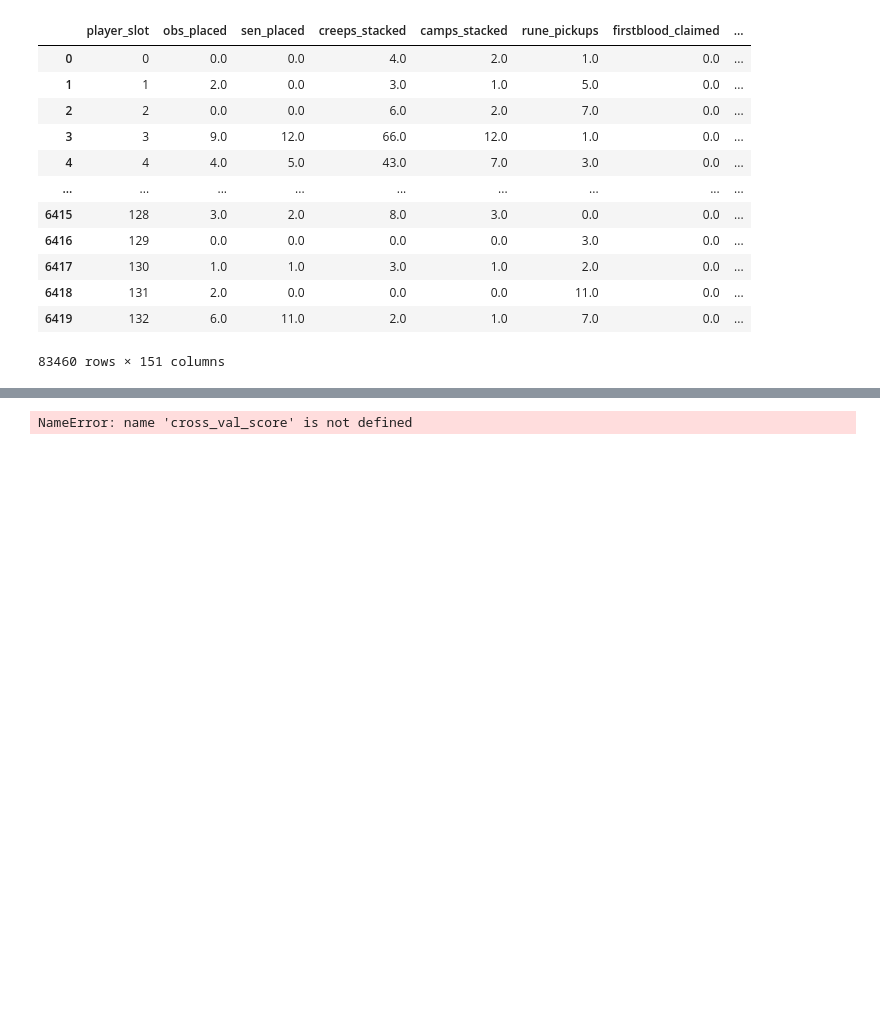
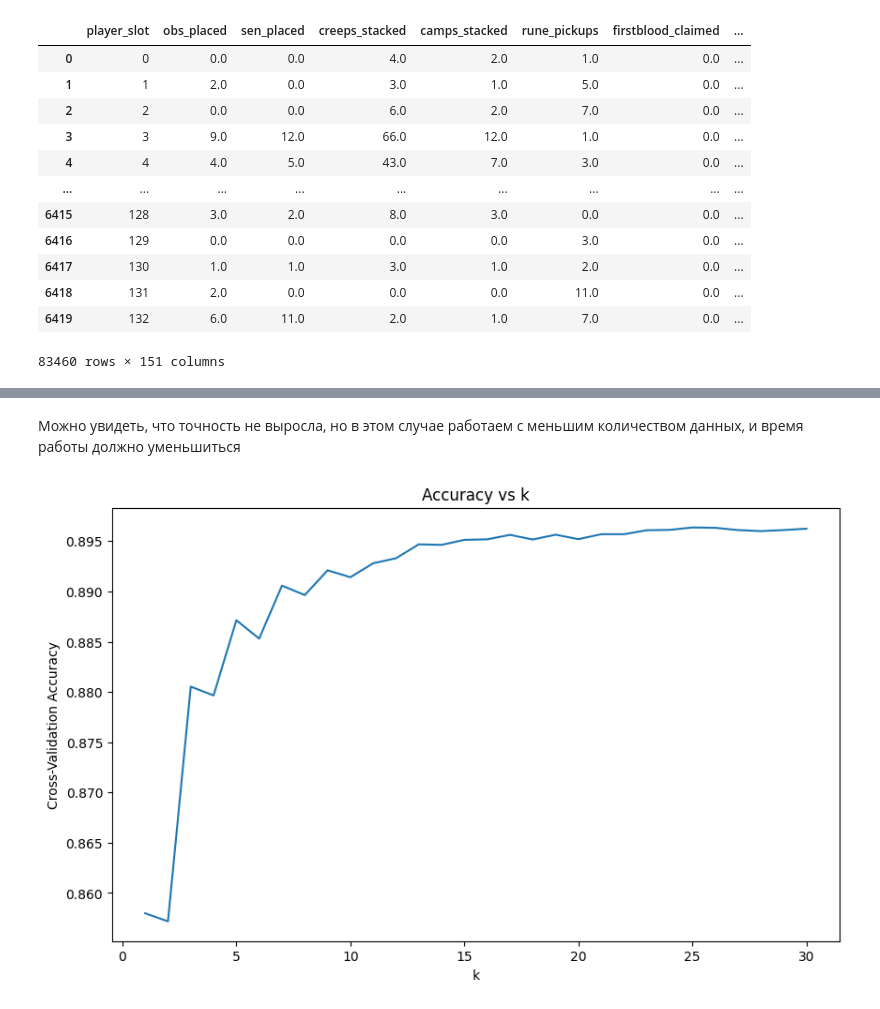
Before and after one commit to ZotRoma/AIT-2025, a Jupyter notebook: lab3/Lab3_TI_ЗотовРА.ipynb, the cells around one changed output, grey strips where cells are left out. Cells and saved outputs as stored; diff of their text form; code cells hidden in the pictures; blank space fills up the shorter version.

```diff
--- a/lab3/Lab3_TI_ЗотовРА.ipynb
+++ b/lab3/Lab3_TI_ЗотовРА.ipynb
@@ -82,8 +106,7 @@ data
 # %%
-print(f"Исходный размер данных: {data.shape}")
+# Разделение на признаки и целевую переменную
 data = data.dropna()
-
-# Разделение на признаки и целевую переменную
-X = data[features]
+X = data.drop('radiant_win', axis=1)
 y = data[target].astype(int)
+X,y
 # %% [output]
@@ -164,43 +289,23 @@ plt.show()
+# %% [markdown]
+Можно увидеть, что точность не выросла, но в этом случае работаем с меньшим количеством данных, и время работы должно уменьшиться
 # %%
-k_values = np.arange(1, 31)
+#убраны "лишние" данные
+# Диапазон значений k
+k_values = list(range(1, 31))
 cv_scores = []
-train_scores = []
-test_scores = []
 
+# Кросс-валидация
 for k in k_values:
-    # Модель
     knn = KNeighborsClassifier(n_neighbors=k)
+    scores = cross_val_score(knn, X_train_fs, y_train, cv=5, scoring='accuracy')
+    cv_scores.append(scores.mean())
 
-    # Кросс-валидация на всем датасете
-    cv_score = cross_val_score(knn, X_train_scaled, y_train, cv=5).mean()
-    cv_scores.append(cv_score)
-
-    # Обучение на тренировочных данных
-    knn.fit(X_train_scaled, y_train)
-
-    # Оценка точности
-    train_scores.append(knn.score(X_train_scaled, y_train))
-    test_scores.append(knn.score(X_test_scaled, y_test))
-
-# 6. Построение графиков
-plt.figure(figsize=(12, 6))
-plt.plot(k_values, train_scores, label='Train Accuracy', marker='o')
-plt.plot(k_values, test_scores, label='Test Accuracy', marker='s')
-plt.plot(k_values, cv_scores, label='CV Accuracy', marker='^')
-
-plt.title('Зависимость точности от значения K')
-plt.xlabel('Значение K')
-plt.ylabel('Accuracy')
-plt.xticks(k_values)
-plt.legend()
-plt.grid(True)
+# График точности
+plt.figure(figsize=(10, 6))
+plt.plot(k_values, cv_scores)
+plt.xlabel('k')
+plt.ylabel('Cross-Validation Accuracy')
+plt.title('Accuracy vs k')
 plt.show()
-
-# 7. Анализ результатов
-best_k_cv = k_values[np.argmax(cv_scores)]
-best_k_test = k_values[np.argmax(test_scores)]
-
-print(f'Лучшее K по кросс-валидации: {best_k_cv}')
-print(f'Лучшее K по тестовым данным: {best_k_test}')
 # %% [output]
-NameError: name 'cross_val_score' is not defined
+[figure, added]
```
Also changed, not shown: parts of 27 cells of this notebook.
